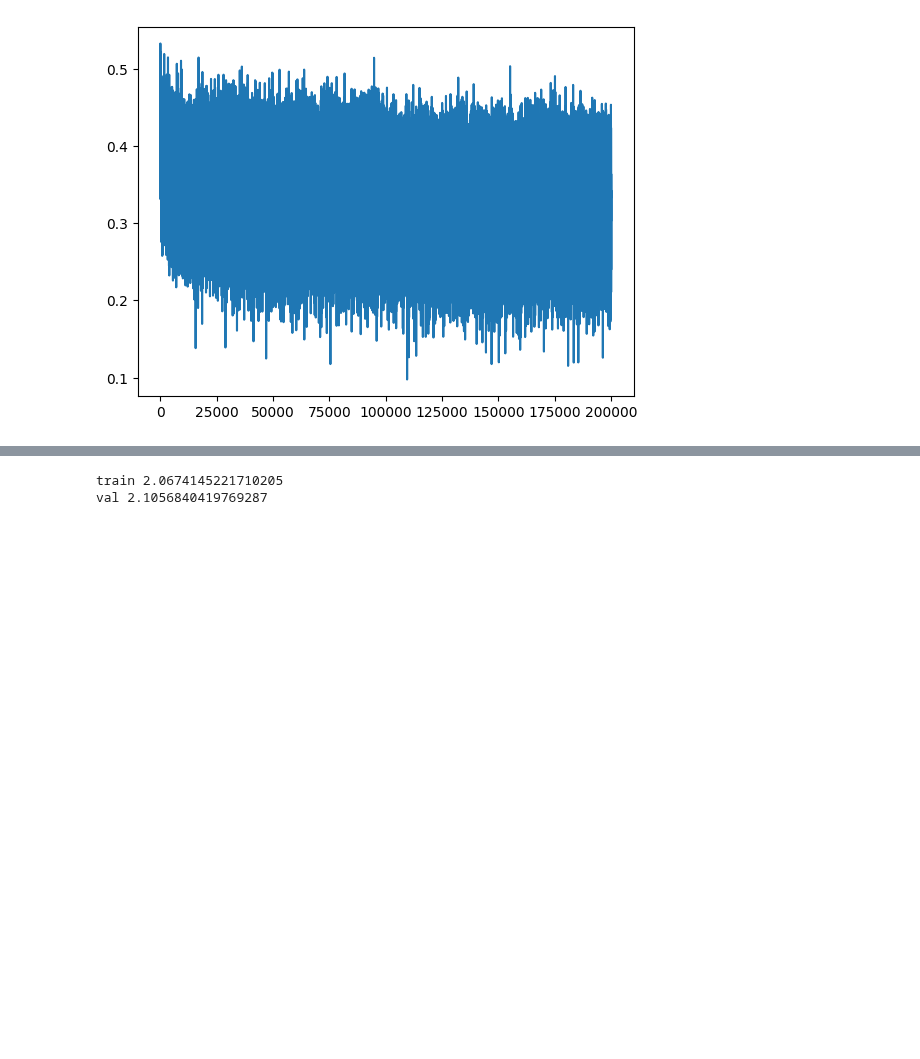
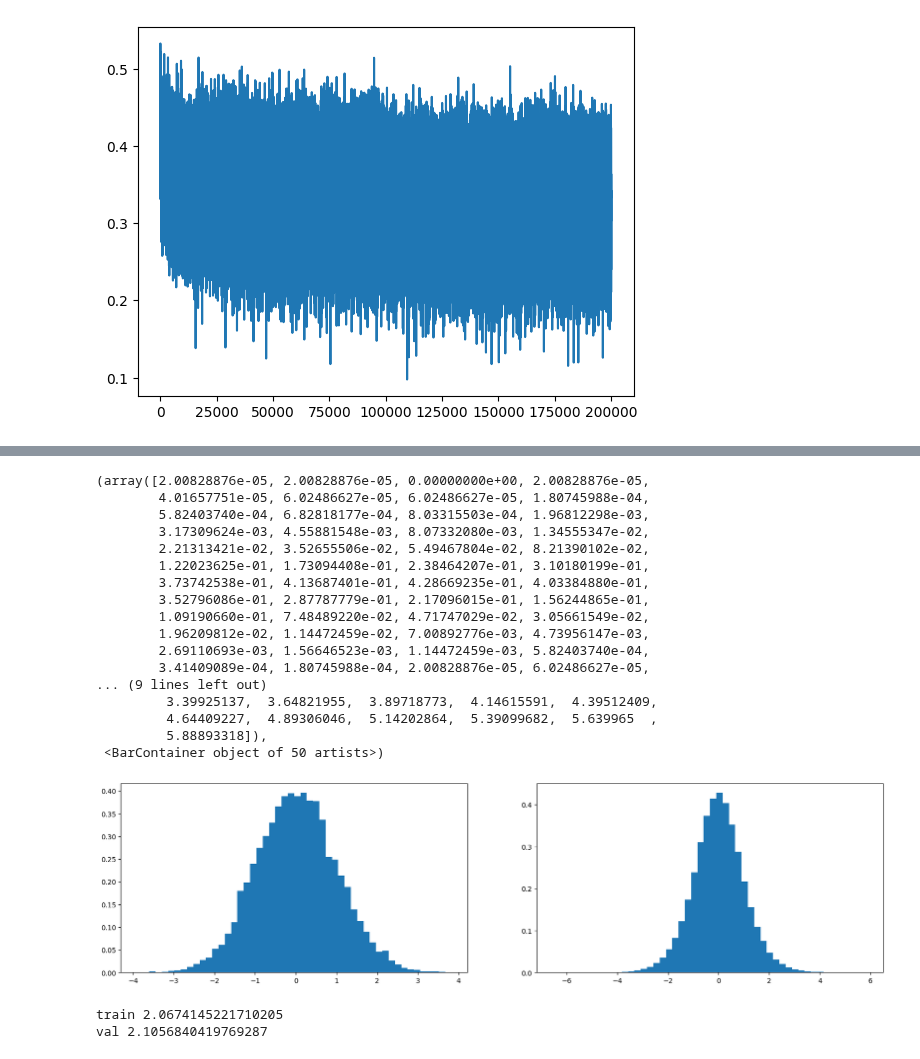
Before and after one commit to iamaryav/ai-notebooks, a Jupyter notebook: makemore_3_bn.ipynb, the cells around one changed output, grey strips where cells are left out. Drawn from its saved outputs; the diff is of its cells as text; code cells hidden in the pictures; blank space fills up the shorter version.

```diff
--- a/makemore_3_bn.ipynb
+++ b/makemore_3_bn.ipynb
@@ -216,3 +222,35 @@ plt.plot(lossi)
+# %%
+x = torch.randn(1000, 10)
+x.shape
+w = torch.randn(10, 200) / 10 ** 0.5
+y = x @ w # Dot product
+# print(x.mean(), x.std())
+# print(y.mean(), y.std())
+
+plt.figure(figsize=(20, 5))
+plt.subplot(121)
+plt.hist(x.view(-1).tolist(), 50, density=True);
+plt.subplot(122)
+plt.hist(y.view(-1).tolist(), 50, density=True)
+# %% [output]
+(array([2.00828876e-05, 2.00828876e-05, 0.00000000e+00, 2.00828876e-05,
+        4.01657751e-05, 6.02486627e-05, 6.02486627e-05, 1.80745988e-04,
+        5.82403740e-04, 6.82818177e-04, 8.03315503e-04, 1.96812298e-03,
+        3.17309624e-03, 4.55881548e-03, 8.07332080e-03, 1.34555347e-02,
+        2.21313421e-02, 3.52655506e-02, 5.49467804e-02, 8.21390102e-02,
+        1.22023625e-01, 1.73094408e-01, 2.38464207e-01, 3.10180199e-01,
+        3.73742538e-01, 4.13687401e-01, 4.28669235e-01, 4.03384880e-01,
+        3.52796086e-01, 2.87787779e-01, 2.17096015e-01, 1.56244865e-01,
+        1.09190660e-01, 7.48489220e-02, 4.71747029e-02, 3.05661549e-02,
+        1.96209812e-02, 1.14472459e-02, 7.00892776e-03, 4.73956147e-03,
+        2.69110693e-03, 1.56646523e-03, 1.14472459e-03, 5.82403740e-04,
+        3.41409089e-04, 1.80745988e-04, 2.00828876e-05, 6.02486627e-05,
+... (9 lines left out)
+         3.39925137,  3.64821955,  3.89718773,  4.14615591,  4.39512409,
+         4.64409227,  4.89306046,  5.14202864,  5.39099682,  5.639965  ,
+         5.88893318]),
+ <BarContainer object of 50 artists>)
+[figure, added]
 # %%
 # calibrate the batch norm at the end of training
 
```
Also changed, not shown: parts of 2 cells of this notebook.
